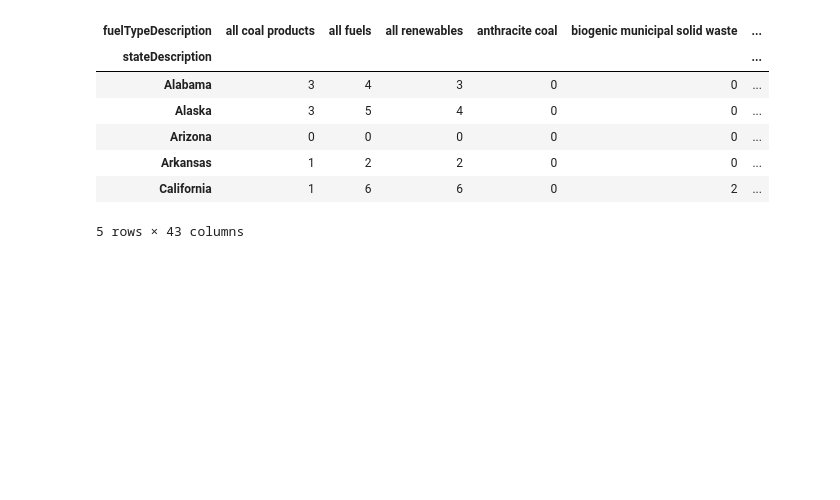
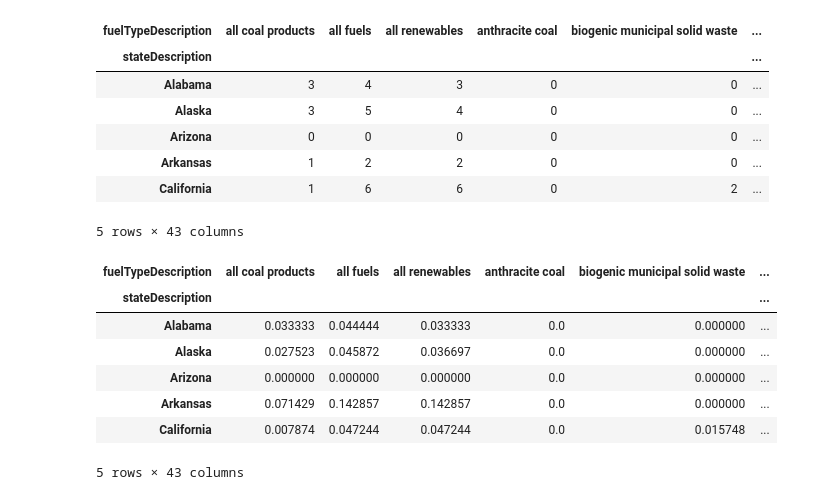
Before and after one commit to Nehemiahmageto/Unsupervised-Discovery-of-U.S.-Electricity-Consumption-Regimes-2015-2024-, a Jupyter notebook: model.ipynb, the cells around one changed output. Drawn from its saved outputs; the diff is of its cells as text; code cells hidden in the pictures; blank space fills up the shorter version.

```diff
--- a/model.ipynb
+++ b/model.ipynb
@@ -134,3 +134,15 @@ fuel_by_state.head()
 | Arkansas | 1 | 2 | 2 | 0 | 0 | ... |
 | California | 1 | 6 | 6 | 0 | 2 | ... |
 5 rows × 43 columns
+# %%
+fuel_by_state_norm = fuel_by_state.div(fuel_by_state.sum(axis=1), axis=0)
+fuel_by_state_norm.head()
+# %% [output]
+| fuelTypeDescription | all coal products | all fuels | all renewables | anthracite coal | biogenic municipal solid waste | ... |
+| stateDescription |  |  |  |  |  | ... |
+| Alabama | 0.033333 | 0.044444 | 0.033333 | 0.0 | 0.000000 | ... |
+| Alaska | 0.027523 | 0.045872 | 0.036697 | 0.0 | 0.000000 | ... |
+| Arizona | 0.000000 | 0.000000 | 0.000000 | 0.0 | 0.000000 | ... |
+| Arkansas | 0.071429 | 0.142857 | 0.142857 | 0.0 | 0.000000 | ... |
+| California | 0.007874 | 0.047244 | 0.047244 | 0.0 | 0.015748 | ... |
+5 rows × 43 columns
```
Also changed, not shown: parts of 1 cell of this notebook.
